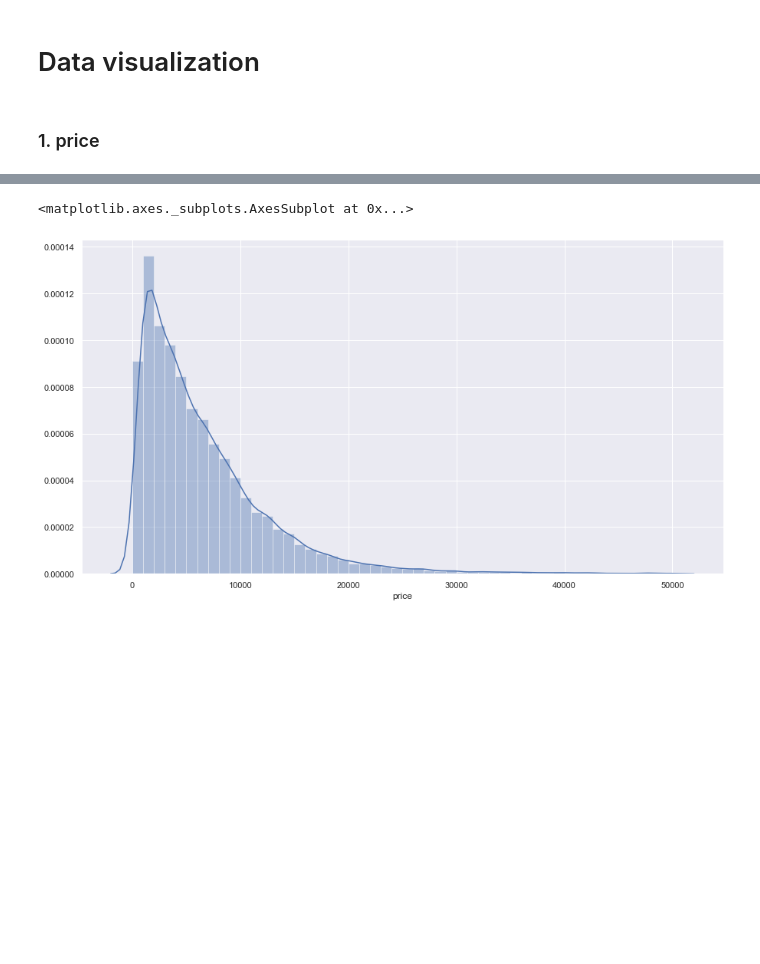
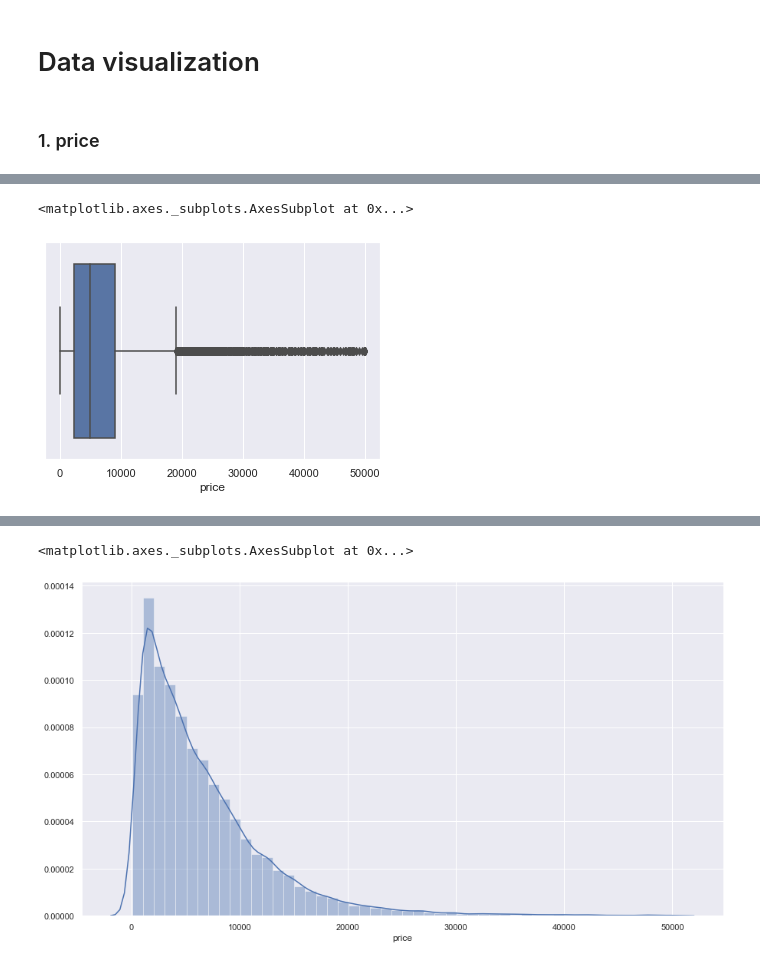
Before and after one commit to ducanh2505/Project1-linear_regression, a Jupyter notebook: Linear_regression.ipynb, the cells around one changed output, grey strips where cells are left out. Drawn from its saved outputs; the diff is of its cells as text; code cells hidden in the pictures; blank space fills up the shorter version.

```diff
--- a/Linear_regression.ipynb
+++ b/Linear_regression.ipynb
@@ -204,0 +239,5 @@ df
+# %%
+indexs = df[ df.price <= 10 ].index
+df.drop(indexs,axis = 0,inplace = True)
+df.reset_index(drop=True,inplace=True)
+df
@@ -204,0 +258,5 @@ df
+# %%
+sns.boxplot(df['price'])
+# %% [output]
+<matplotlib.axes._subplots.AxesSubplot at 0x...>
+[figure, added]
```
Also changed, not shown: parts of 113 cells of this notebook.
